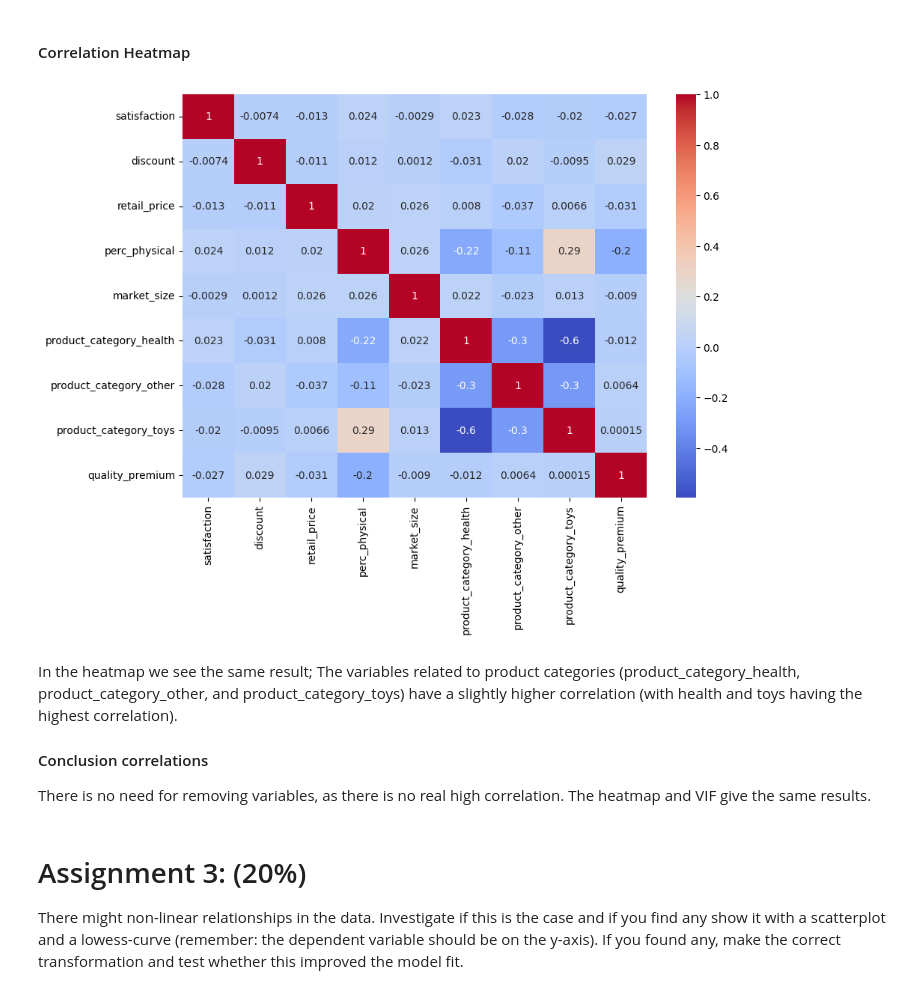
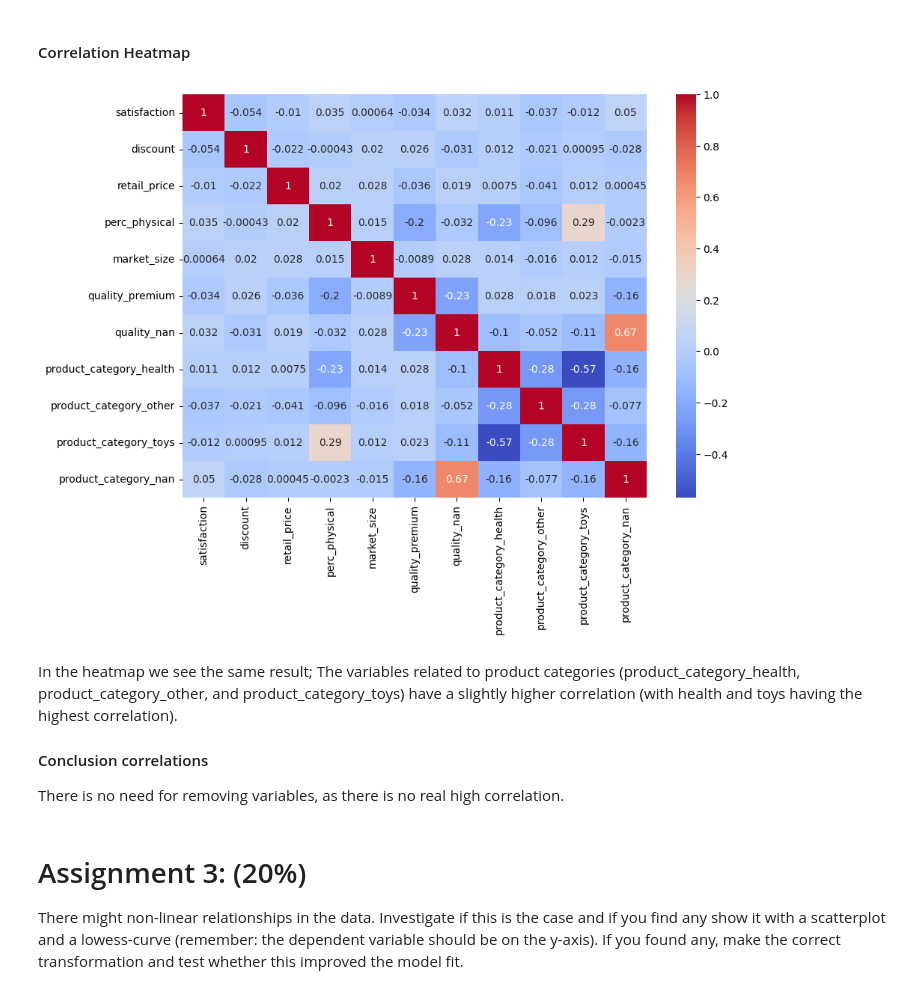
Before and after one commit to ScorchChamp/modelling-assignment, a Jupyter notebook: Modelling Assignment.ipynb, the cells around one changed output. Drawn from its saved outputs; the diff is of its cells as text; code cells hidden in the pictures.

```diff
--- a/Modelling Assignment.ipynb
+++ b/Modelling Assignment.ipynb
@@ -35,6 +35,8 @@ data.head()
 | 2 | 3 | 136532 | toys | off_brand | 4.2 | 8 | 20.0 | ... |
 | 3 | 4 | 154306 | health | premium | 3.3 | 8 | 15.0 | ... |
 | 4 | 5 | 183081 | health | off_brand | 4.7 | 17 | 8.0 | ... |
+# %%
+data = data.drop(['Unnamed: 0'], axis=1)
 # %% [markdown]
 ### 1. Convert categorical variables into dummy variables, deciding on reference categories for each.
 # %%
@@ -67,7 +70,7 @@ data_clean.head(), data_clean.isnull().sum()
 # %% [markdown]
 ### 3. Run a regression model including all independent variables.
 # %%
-X = data_clean.drop(columns=['Unnamed: 0', 'products_sold'])
+X = data_clean.drop(columns=['products_sold'])
 y = data_clean['products_sold']
 
 X = sm.add_constant(X)
@@ -120,14 +133,13 @@ The original data contained missing values, and if you did assignment 1 correctl
 # %%
-continuous_vars = ['satisfaction', 'discount', 'retail_price', 'perc_physical', 'market_size']
-categorical_vars = ['product_category_health', 'product_category_other', 'product_category_toys', 'quality_premium']
+
+continuous_vars = ['satisfaction', 'discount', 'retail_price', 'perc_physical', 'market_size', 'products_sold']
+categorical_vars = ['quality', 'product_category']
 
 imputer_continuous = SimpleImputer(strategy='median')
-data_clean[continuous_vars] = imputer_continuous.fit_transform(data_clean[continuous_vars])
+data_original_with_missing_outliers[continuous_vars] = imputer_continuous.fit_transform(data_original_with_missing_outliers[continuous_vars])
 
-imputer_categorical = SimpleImputer(strategy='most_frequent')
-data_clean[categorical_vars] = imputer_categorical.fit_transform(data_clean[categorical_vars])
-
-missing_values_after_imputation = data_clean.isnull().sum().sum()
-
-missing_values_after_imputation
+# Credits to Anh for the following code:
+data_clean = pd.get_dummies(data_original_with_missing_outliers, columns=categorical_vars, drop_first=True, dummy_na=True)
+data_clean = data_clean.astype(float)
+data_clean.isnull().sum()
 # %% [output]
@@ -174,20 +170,16 @@ Since there are no variables with a VIF greater than 10, we do not need to take
 # %% [markdown]
 #### Correlation Heatmap
 # %%
-continuous_vars = ['satisfaction', 'discount', 'retail_price', 'perc_physical', 'market_size']
-categorical_vars = ['product_category_health', 'product_category_other', 'product_category_toys', 'quality_premium']
-
-# Checking for multicollinearity using a heatmap
 plt.figure(figsize=(10, 7))
-sns.heatmap(data_clean[continuous_vars + categorical_vars].corr(), annot=True, cmap='coolwarm')
+sns.heatmap(data_clean.drop(columns=['products_sold']).corr(), annot=True, cmap='coolwarm')
 plt.show()
 # %% [output]
-[figure, old version]
+[figure, new version]
 # %% [markdown]
 In the heatmap we see the same result; The variables related to product categories (product_category_health, product_category_other, and product_category_toys) have a slightly higher correlation (with health and toys having the highest correlation).
 
 #### Conclusion correlations
-There is no need for removing variables, as there is no real high correlation. The heatmap and VIF give the same results.
+There is no need for removing variables, as there is no real high correlation.
 # %% [markdown]
 # Assignment 3: (20%)
 There might non-linear relationships in the data. Investigate if this is the case and if you find any show it with a scatterplot and a lowess-curve (remember: the dependent variable should be on the y-axis). If you found any, make the correct transformation and test whether this improved the model fit.
```
Also changed, not shown: parts of 21 cells of this notebook, 1 other file.
